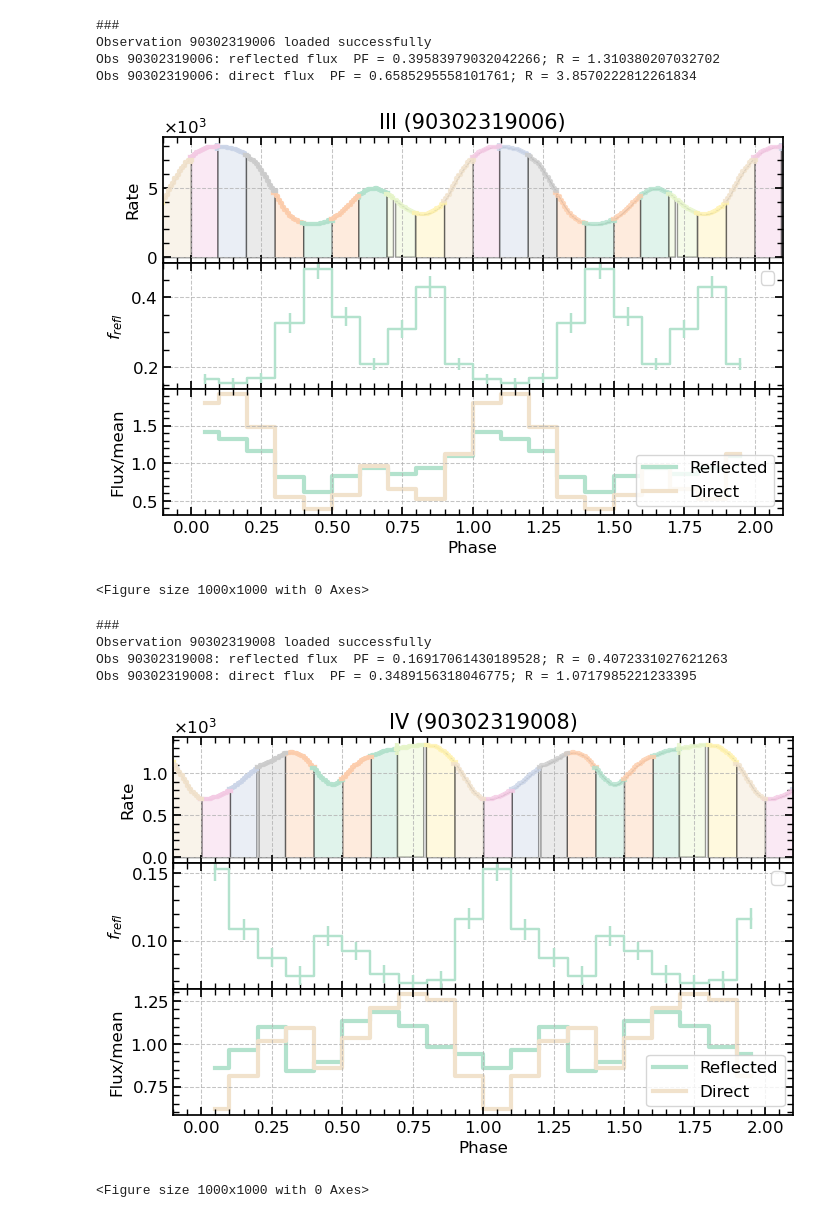
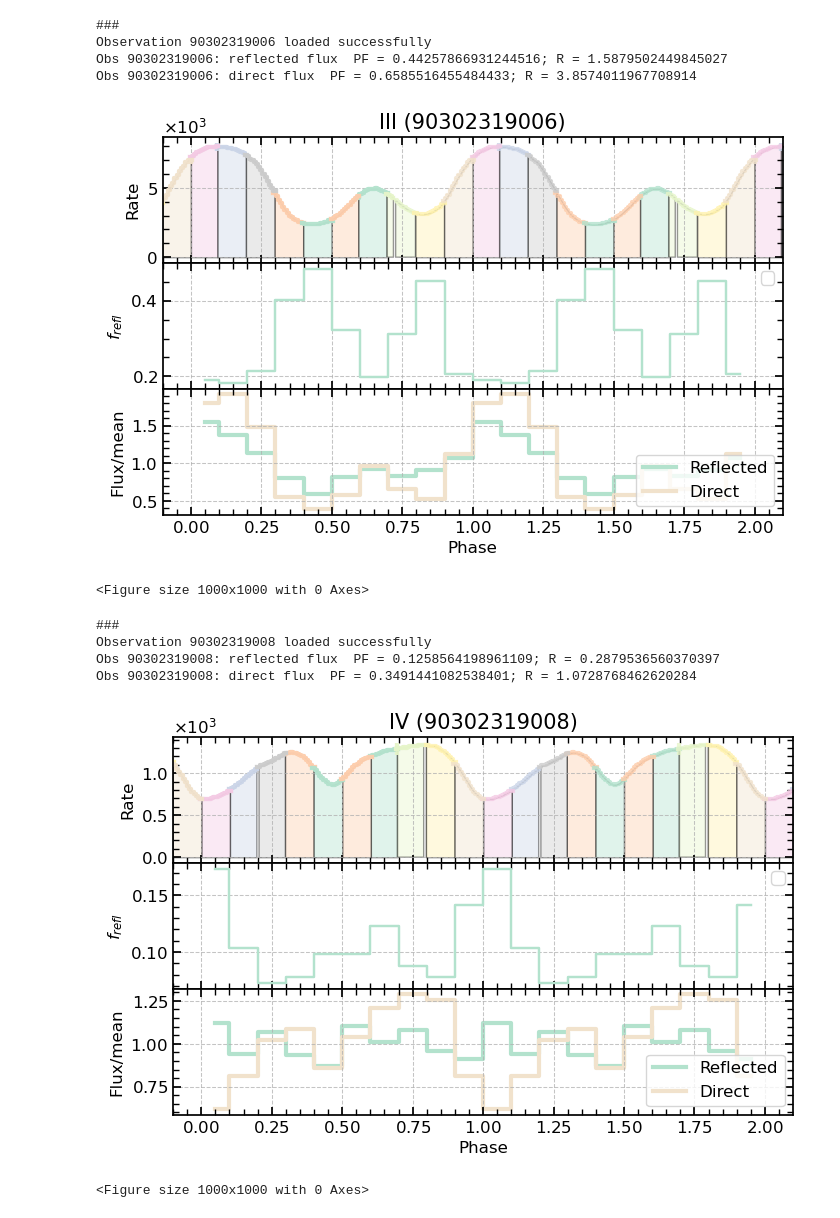
Before and after one commit to SergeiDBykov/nustar_sj0243, a Jupyter notebook: results/3.5_phase_resolved_free_pars.ipynb, the cells around one changed output. Drawn from its saved outputs; the diff is of its cells as text; code cells hidden in the pictures.

Commit message:
updated notebooks  and figures

```diff
--- a/results/3.5_phase_resolved_free_pars.ipynb
+++ b/results/3.5_phase_resolved_free_pars.ipynb
@@ -3,6 +3,9 @@ import sys
 import os
 sys.path.append('../')
 # %%
+import numpy as np
+import matplotlib.pyplot as plt
+import pandas as pd
 from nustar_scripts.nu_pyxspec import scan_containers_ph_res, ph_res_param, Model, Fit, Plot, xspec,  AllModels
 from nustar_scripts.nu_utils import set_mpl
 from nustar_scripts.nu_class import NustarObservation, glob
@@ -20,7 +23,7 @@ def pf_and_relative_var(observable):
     rel = o_max/o_min - 1
     return pf, rel
 
-def plot_results(ObsID, model = 'relxilllp', plot_refl_flux = True):
+def plot_results(ObsID, model = 'relxilllp-free-pars', plot_refl_flux = True):
 
     fig = plt.figure(figsize=(8, 5))
     plt.subplots_adjust(hspace=0)
@@ -38,7 +41,6 @@ def plot_results(ObsID, model = 'relxilllp', plot_refl_flux = True):
 
 
     df_ph_res = scan_containers_ph_res(model)
-
     ph_res_param(df_ph_res, comp = 'relxilllp',     par =  'refl_frac',  ax = ax2, plot = True)
 
     if plot_refl_flux:
@@ -91,7 +93,7 @@ def plot_results(ObsID, model = 'relxilllp', plot_refl_flux = True):
 
 
 
-def calc_reflection_and_direct_flux(ObsID, model = 'relxilllp', elo = '4.', ehi = '79.'):
+def calc_reflection_and_direct_flux(ObsID, model = 'relxilllp-free-pars', elo = '4.', ehi = '79.'):
     bin_numbers = 10
     fluxes_refl = []
     fluxes_direct = []
@@ -99,7 +101,7 @@ def calc_reflection_and_direct_flux(ObsID, model = 'relxilllp', elo = '4.', ehi
         os.chdir(f"{analysis_path}out{ObsID}/products/phase_resolved")
         xspec.AllData.clear()
         xspec.AllModels.clear()
-        xspec.Xset.restore(f'./xspec/{model}/xcm/{ObsID}_bin{bin_number}_shift0_{model}.xcm_model')
+        xspec.Xset.restore(f'./xspec/{model}/xcm/{ObsID}_bin{bin_number}_{model}.xcm_model')
 
         mo_loaded = xspec.AllModels(1)
         refl_fract = mo_loaded.relxilllp.refl_frac.values[0]
@@ -116,7 +118,7 @@ def calc_reflection_and_direct_flux(ObsID, model = 'relxilllp', elo = '4.', ehi
         xspec.AllData.clear()
         xspec.AllModels.clear()
         model = 'relxilllp'
-        xspec.Xset.restore(f'./xspec/{model}/xcm/{ObsID}_bin{bin_number}_shift0_{model}.xcm_model')
+        xspec.Xset.restore(f'./xspec/{model}/xcm/{ObsID}_bin{bin_number}_{model}.xcm_model')
 
         mo_loaded = xspec.AllModels(1)
         refl_fract = mo_loaded.relxilllp.refl_frac.values[0]
@@ -153,9 +155,9 @@ Obs 90302319008: direct emission  PF = 0.3489156318046775; R = 1.071798522123339
 # %%
-_, fig1 = plot_results(ObsList_bright[1]);
+df1, fig1 = plot_results(ObsList_bright[1]);
 
-_, fig2 = plot_results(ObsList_bright[2]);
+df2, fig2 = plot_results(ObsList_bright[2]);
 
-_, fig3 = plot_results(ObsList_bright[3]);
+df3, fig3 = plot_results(ObsList_bright[3]);
 # %% [output]
 ###
 Observation 90302319004 loaded successfully
@@ -165,13 +167,13 @@ Obs 90302319004: direct flux  PF = 0.5393111361608859; R = 2.3413248224260492
 <Figure size 1000x1000 with 0 Axes>
 ###
 Observation 90302319006 loaded successfully
-Obs 90302319006: reflected flux  PF = 0.39583979032042266; R = 1.310380207032702
-Obs 90302319006: direct flux  PF = 0.6585295558101761; R = 3.8570222812261834
+Obs 90302319006: reflected flux  PF = 0.44257866931244516; R = 1.5879502449845027
+Obs 90302319006: direct flux  PF = 0.6585516455484433; R = 3.8574011967708914
-[figure, old version]
+[figure, new version]
 <Figure size 1000x1000 with 0 Axes>
 ###
 Observation 90302319008 loaded successfully
-Obs 90302319008: reflected flux  PF = 0.16917061430189528; R = 0.4072331027621263
-Obs 90302319008: direct flux  PF = 0.3489156318046775; R = 1.0717985221233395
+Obs 90302319008: reflected flux  PF = 0.1258564198961109; R = 0.2879536560370397
+Obs 90302319008: direct flux  PF = 0.3491441082538401; R = 1.0728768462620284
-[figure, old version]
+[figure, new version]
 <Figure size 1000x1000 with 0 Axes>
```
Also changed, not shown: parts of 7 cells of this notebook, 24 other files.
